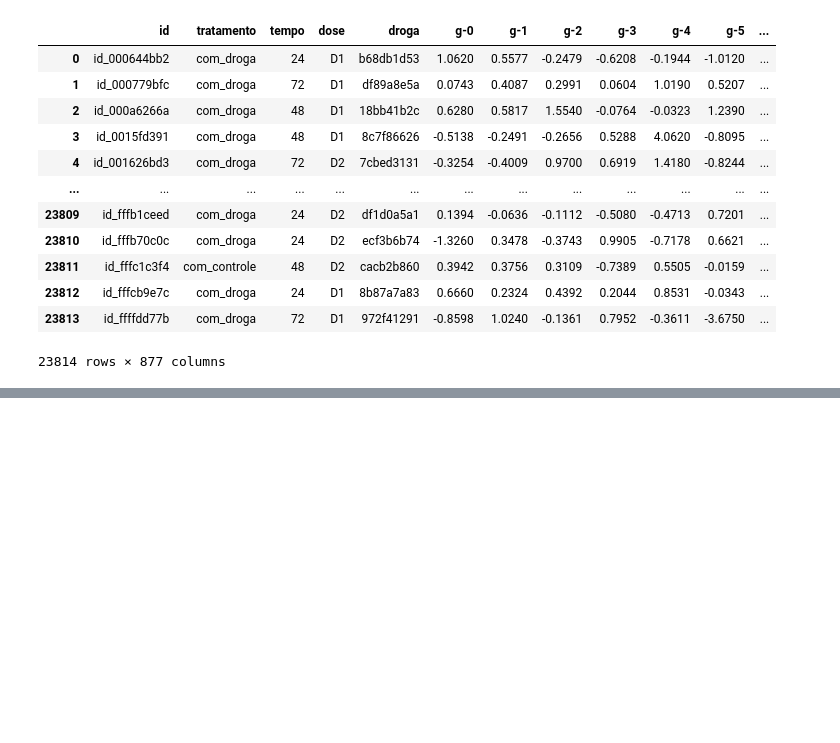
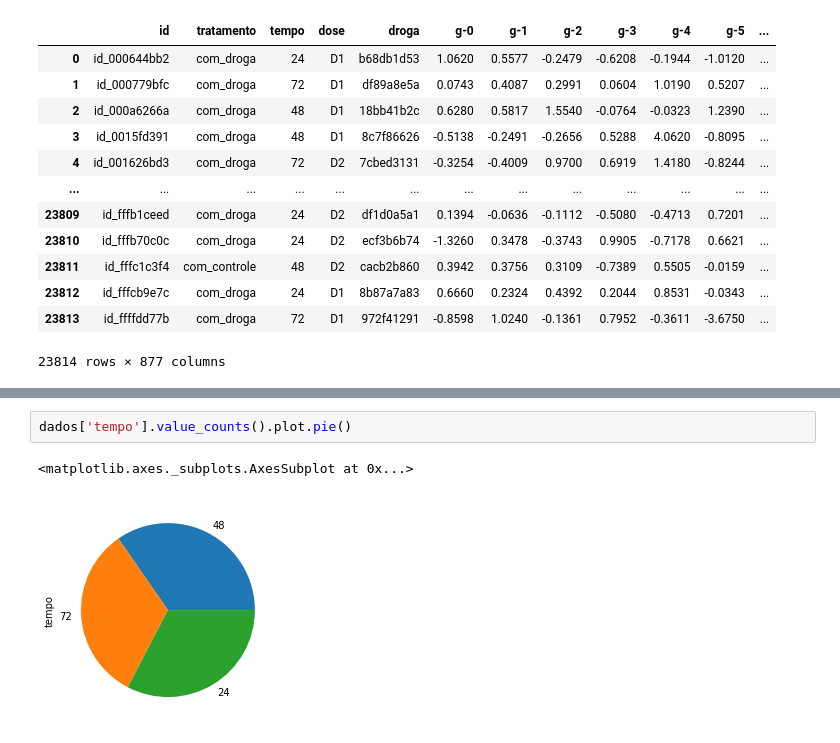
Before and after one commit to RenatoFrancisco/ImersaoDados, a Jupyter notebook: ImersaoDados.ipynb, the cells around one changed output, grey strips where cells are left out. Cells and saved outputs as stored; diff of their text form; blank space fills up the shorter version.

```diff
--- a/ImersaoDados.ipynb
+++ b/ImersaoDados.ipynb
@@ -21,0 +110,5 @@ dados
+# %%
+dados['tempo'].value_counts().plot.pie()
+# %% [output]
+<matplotlib.axes._subplots.AxesSubplot at 0x...>
+[figure, added]
```
Also changed, not shown: parts of 17 cells of this notebook.
